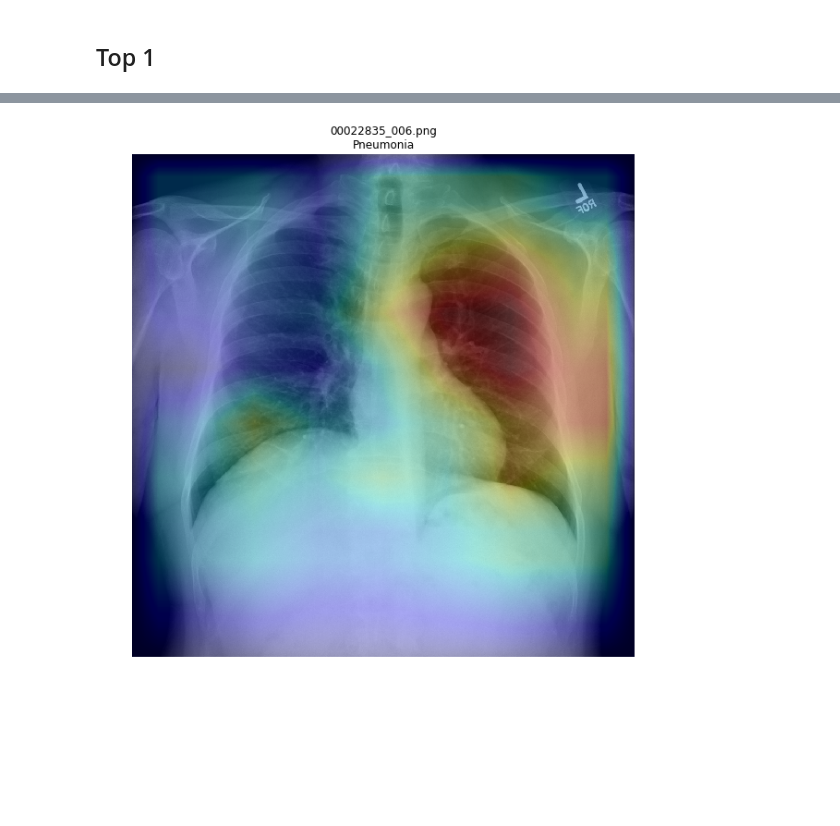
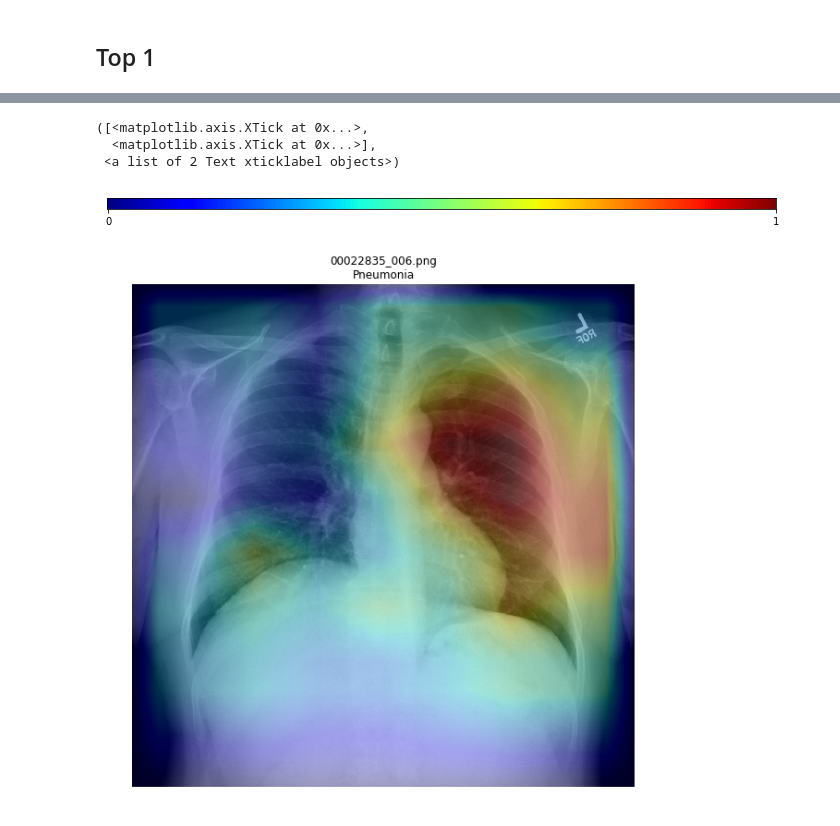
Before and after one commit to dattran2346/chestX-ray-14, a Jupyter notebook: src/Heatmap.ipynb, the cells around one changed output, grey strips where cells are left out. Drawn from its saved outputs; the diff is of its cells as text; code cells hidden in the pictures; blank space fills up the shorter version.

```diff
--- a/src/Heatmap.ipynb
+++ b/src/Heatmap.ipynb
@@ -136,3 +137,31 @@ plt.savefig('cam_top_1.png')
+# %%
+def plot_color_gradients(cmap_category, cmap_list, nrows):
+    fig, axes = plt.subplots(nrows=nrows)
+    fig.subplots_adjust(top=0.95, bottom=0.01, left=0.2, right=0.99)
+    axes[0].set_title(cmap_category + ' colormaps', fontsize=14)
+
+    for ax, name in zip(axes, cmap_list):
+        ax.imshow(gradient, aspect='auto', cmap=plt.get_cmap(name))
+        pos = list(ax.get_position().bounds)
+        x_text = pos[0] - 0.01
+        y_text = pos[1] + pos[3]/2.
+        fig.text(x_text, y_text, name, va='center', ha='right', fontsize=10)
+
+    # Turn off *all* ticks & spines, not just the ones with colormaps.
+    for ax in axes:
+        ax.set_axis_off()
+
+gradient = np.linspace(0, 1, 256)
+plt.figure(figsize=(12, 0.2))
+x = np.vstack((gradient, gradient))
+plt.imshow(x, aspect='auto', cmap='jet')
+plt.yticks([])
+plt.xticks([0, 256], [0, 1])
+# %% [output]
+([<matplotlib.axis.XTick at 0x...>,
+  <matplotlib.axis.XTick at 0x...>],
+ <a list of 2 Text xticklabel objects>)
+[figure, added]
 # %%
 i = 11
 fig, ax = plt.subplots(figsize=(12, 10))
```
Also changed, not shown: parts of 2 cells of this notebook, 15 other files.
